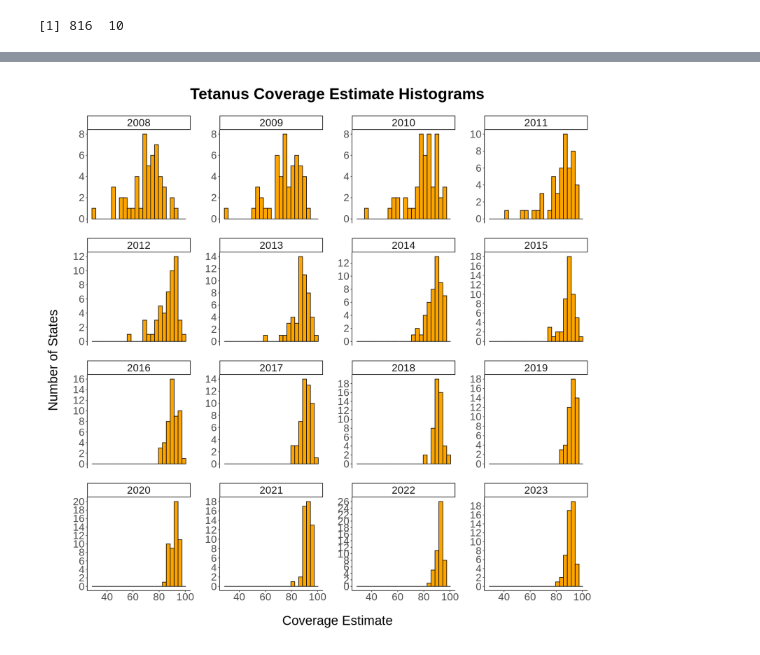
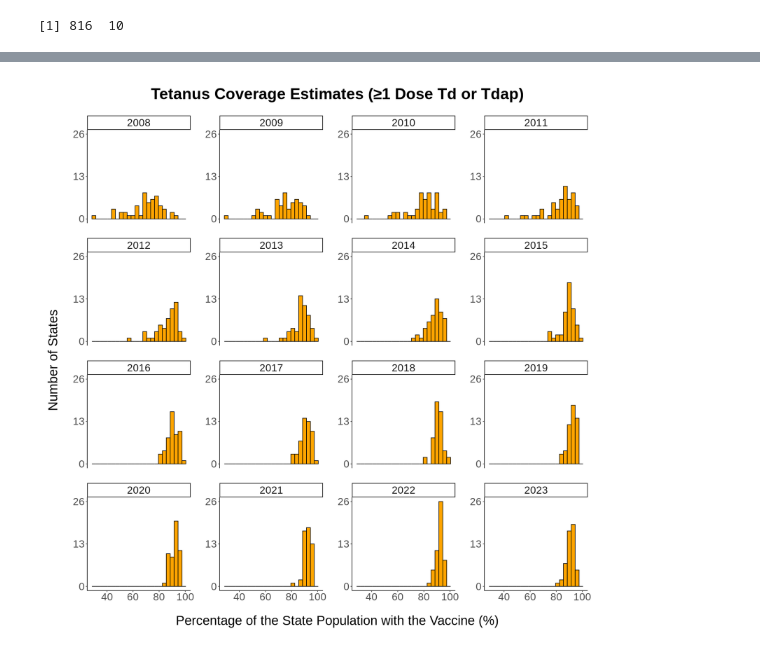
Before and after one commit to Kiron-Ang/Vaccination, a Jupyter notebook: vaccination.ipynb, the cells around one changed output, grey strips where cells are left out. Saved outputs shown, nothing was run; the diff lists cells and outputs as text; code cells hidden in the pictures.

```diff
--- a/vaccination.ipynb
+++ b/vaccination.ipynb
@@ -254,19 +284,20 @@ ggplot(menacwy, aes(x = coverage_estimate)) +
 # %%
-# Create Tetanus histograms with discrete y-axis
+# Create MenACWY histograms with discrete y-axis
 ggplot(tetanus, aes(x = coverage_estimate)) +
   geom_histogram(binwidth = 3, fill = "orange", color = "black") +
-  labs(title = "Tetanus Coverage Estimate Histograms",
-       x = "Coverage Estimate",
+  labs(title = "Tetanus Coverage Estimates (≥1 Dose Td or Tdap)",
+       x = "Percentage of the State Population with the Vaccine (%)",
        y = "Number of States") +
   theme_classic() +
   theme(text = element_text(size = 25),
         plot.title = element_text(hjust = 0.5, face = "bold", margin = margin(b = 25)),
         panel.spacing = unit(2, "lines"),
         plot.margin = margin(20, 20, 20, 20),
         axis.title.x = element_text(margin = margin(t = 25)),
         axis.title.y = element_text(margin = margin(r = 25))) +
   facet_wrap(~ year_season, scales = "free_y") +
-  scale_y_continuous(breaks = seq(0, max(hpv$coverage_estimate), by = 2),
-                     labels = as.character(seq(0, max(hpv$coverage_estimate), by = 2)))
+  scale_y_continuous(breaks = c(0, 13, 26),
+                     limits = c(0, 26),
+                     labels = c("0", "13", "26"))
 # %% [output]
-[figure, old version]
+[figure, new version]
```
Also changed, not shown: parts of 23 cells of this notebook.
